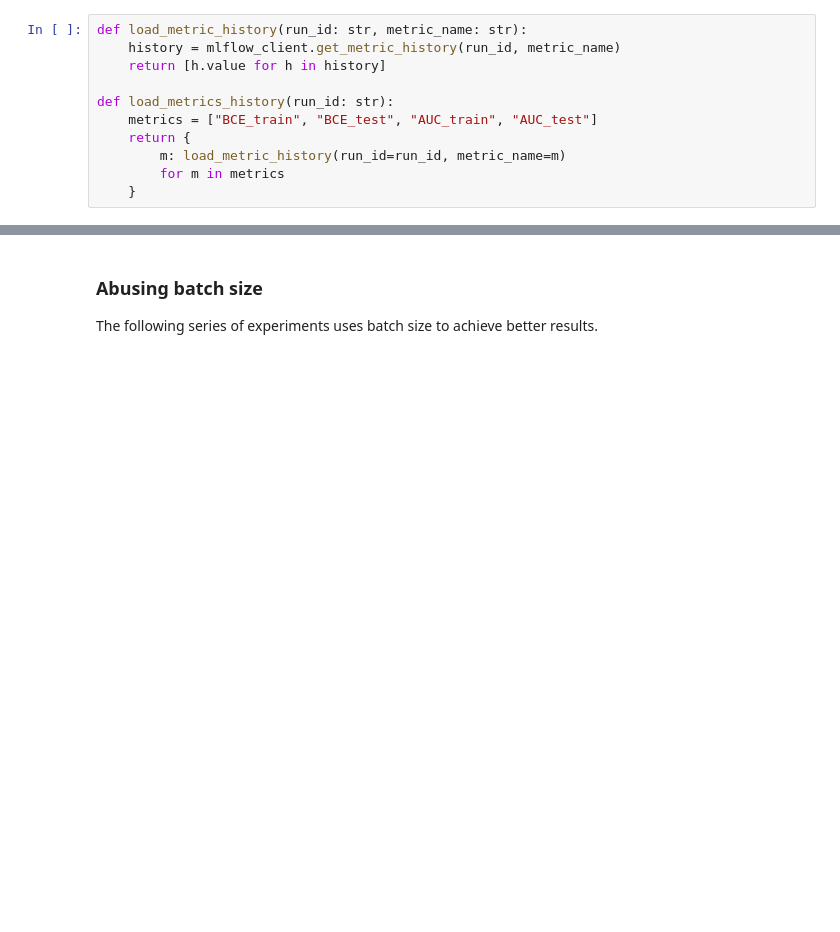
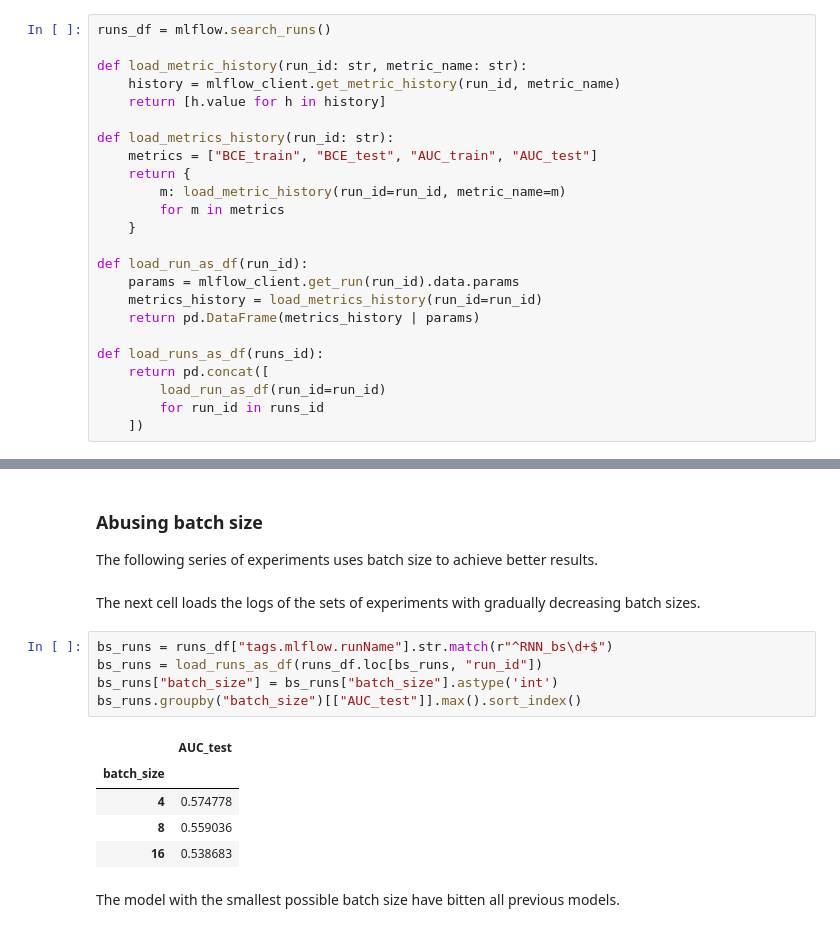
Before and after one commit to fedorkobak/students_performance, a Jupyter notebook: analysis.ipynb, the cells around one changed output, grey strips where cells are left out. Saved outputs shown, nothing was run; the diff lists cells and outputs as text; blank space fills up the shorter version.

```diff
--- a/analysis.ipynb
+++ b/analysis.ipynb
@@ -17,6 +17,8 @@ mlflow.set_experiment(os.environ["MLFLOW_EXPERIMENT"])
 # %% [output]
 <Experiment: artifact_location='mlflow-artifacts:/348908674542056884', creation_time=1749723965030, experiment_id='348908674542056884', last_update_time=1749723965030, lifecycle_stage='active', name=' ...
 # %%
+runs_df = mlflow.search_runs()
+
 def load_metric_history(run_id: str, metric_name: str):
     history = mlflow_client.get_metric_history(run_id, metric_name)
     return [h.value for h in history]
@@ -27,6 +29,17 @@ def load_metrics_history(run_id: str):
         m: load_metric_history(run_id=run_id, metric_name=m)
         for m in metrics
     }
+
+def load_run_as_df(run_id):
+    params = mlflow_client.get_run(run_id).data.params
+    metrics_history = load_metrics_history(run_id=run_id)
+    return pd.DataFrame(metrics_history | params)
+
+def load_runs_as_df(runs_id):
+    return pd.concat([
+        load_run_as_df(run_id=run_id)
+        for run_id in runs_id
+    ])
 # %% [markdown]
 ## Baseline
 
@@ -136,3 +136,18 @@ The number of layers and hidden size doesn't seriously influence on the result,
 ### Abusing batch size
 
 The following series of experiments uses batch size to achieve better results.
+# %% [markdown]
+The next cell loads the logs of the sets of experiments with gradually decreasing batch sizes.
+# %%
+bs_runs = runs_df["tags.mlflow.runName"].str.match(r"^RNN_bs\d+$")
+bs_runs = load_runs_as_df(runs_df.loc[bs_runs, "run_id"])
+bs_runs["batch_size"] = bs_runs["batch_size"].astype('int')
+bs_runs.groupby("batch_size")[["AUC_test"]].max().sort_index()
+# %% [output]
+|  | AUC_test |
+| batch_size |  |
+| 4 | 0.574778 |
+| 8 | 0.559036 |
+| 16 | 0.538683 |
+# %% [markdown]
+The model with the smallest possible batch size have bitten all previous models.
```
Also changed, not shown: parts of 4 cells of this notebook.
